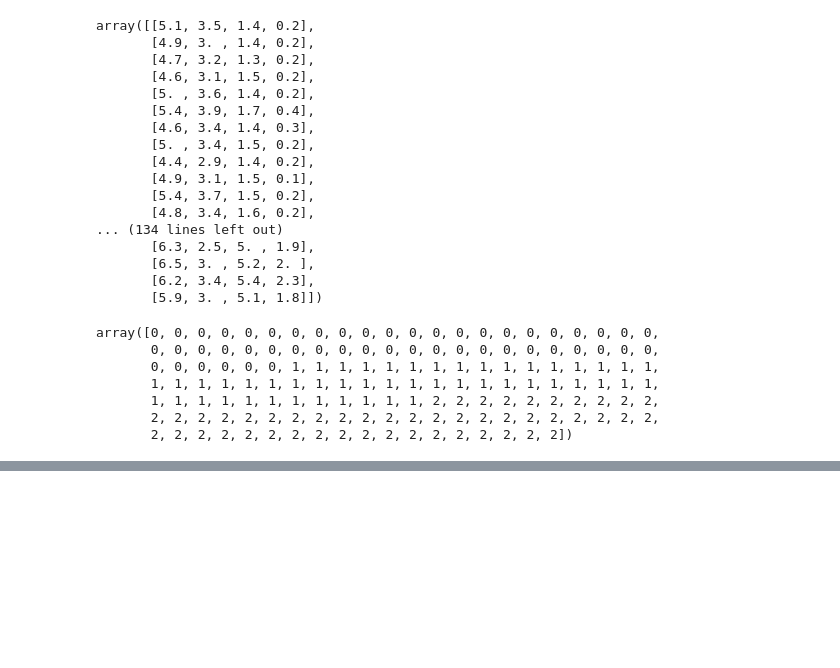
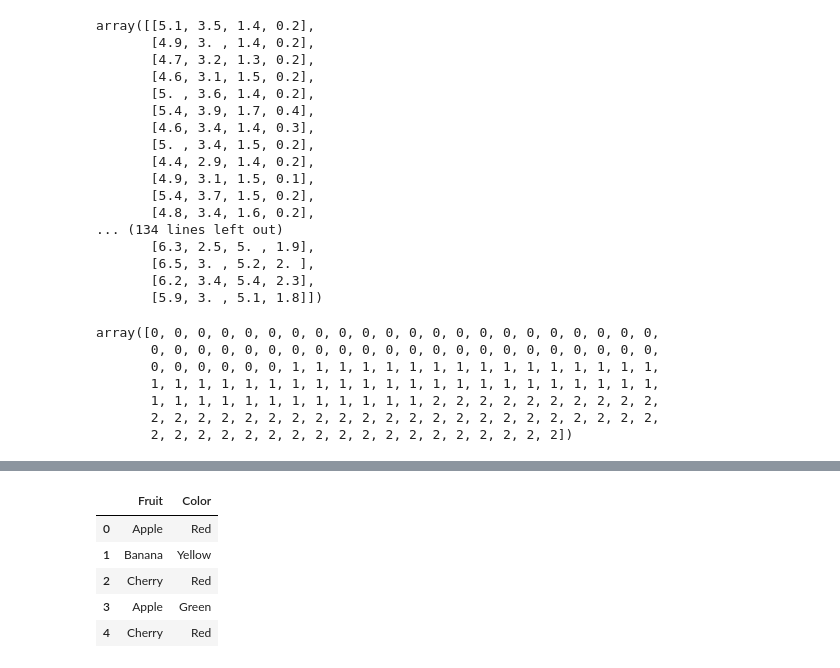
Before and after one commit to Autumn-eul/oz_Django, a Jupyter notebook: Machine-Learning/machine_learning.ipynb, the cells around one changed output, grey strips where cells are left out. Saved outputs shown, nothing was run; the diff lists cells and outputs as text; code cells hidden in the pictures; blank space fills up the shorter version.

```diff
--- a/Machine-Learning/machine_learning.ipynb
+++ b/Machine-Learning/machine_learning.ipynb
@@ -74,0 +358,16 @@ X_train, X_test, y_train, y_testtrain_test_split(iris.data, iris.target, test_si
+# %%
+import pandas as pd
+
+data = {
+    "Fruit" : ["Apple", "Banana", "Cherry", "Apple", "Cherry"],
+    "Color" : ["Red", "Yellow", "Red", "Green", "Red"]
+}
+df = pd.DataFrame(data)
+df # 이 상태에서는 모델링이 어렵지만
+# %% [output]
+|  | Fruit | Color |
+| 0 | Apple | Red |
+| 1 | Banana | Yellow |
+| 2 | Cherry | Red |
+| 3 | Apple | Green |
+| 4 | Cherry | Red |
```
Also changed, not shown: parts of 21 cells of this notebook.
